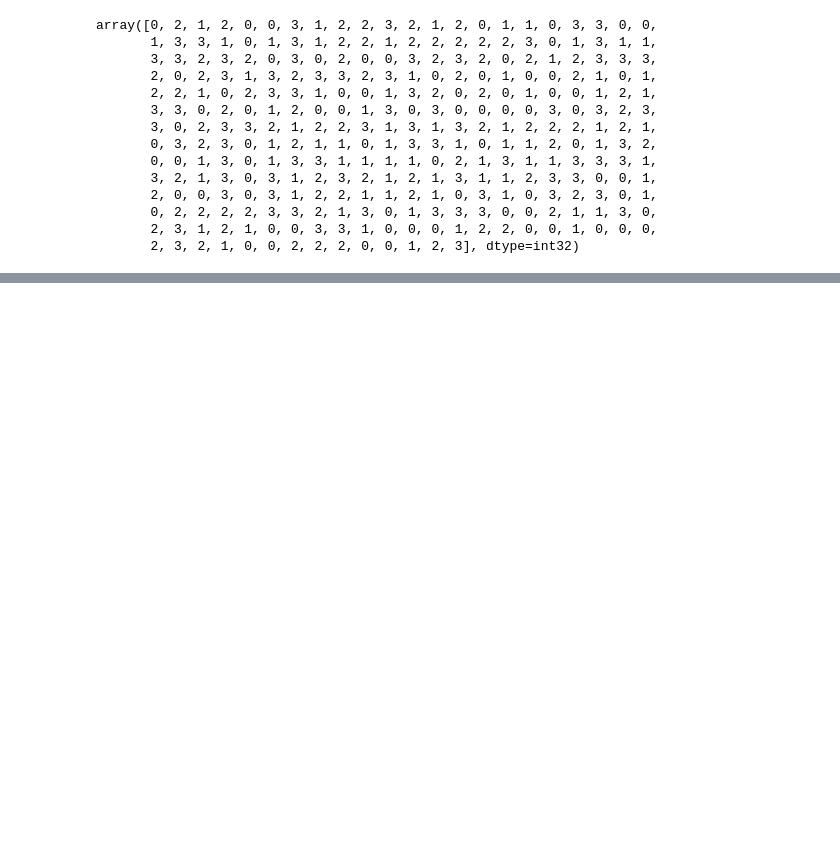
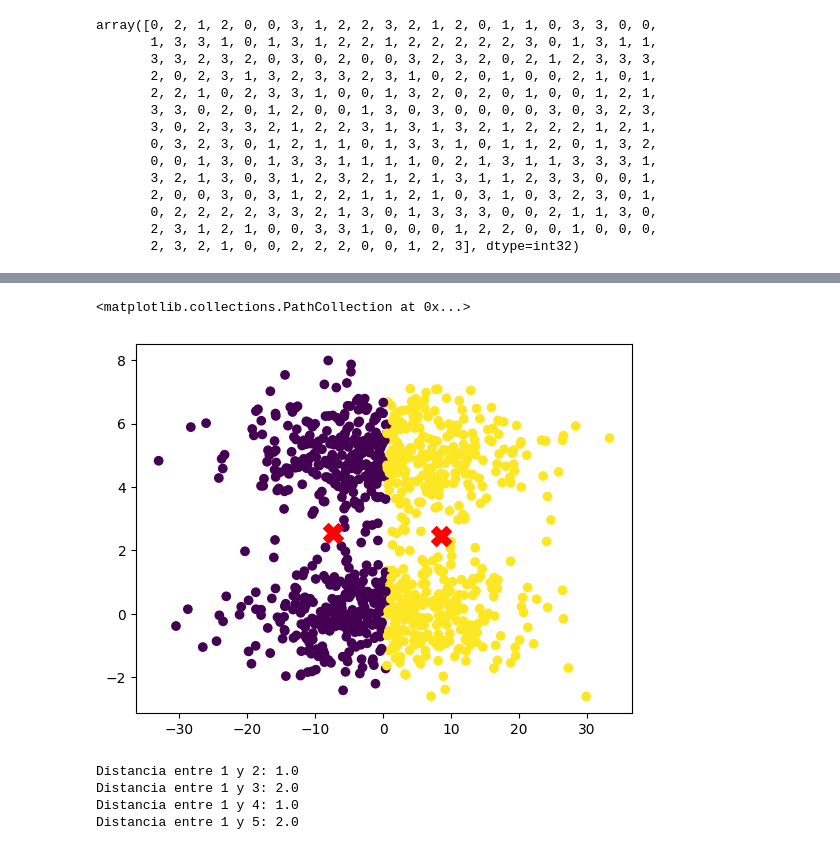
Before and after one commit to martinbedia/mineria, a Jupyter notebook: 30oct.ipynb, the cells around one changed output, grey strips where cells are left out. Saved outputs shown, nothing was run; the diff lists cells and outputs as text; code cells hidden in the pictures; blank space fills up the shorter version.

```diff
--- a/30oct.ipynb
+++ b/30oct.ipynb
@@ -211,0 +229,9 @@ array([0, 2, 1, 2, 0, 0, 3, 1, 2, 2, 3, 2, 1, 2, 0, 1, 1, 0, 3, 3, 0, 0,
+# %%
+df = pd.read_csv('clustering_ejemplo3.csv')
+x = df.to_numpy()
+# %%
+plt.scatter(x[:,0],x[:,1],c=clusters)
+plt.scatter(centros[:,0],centros[:,1],color='red',marker='X',s=200)
+# %% [output]
+<matplotlib.collections.PathCollection at 0x...>
+[figure, added]
@@ -211,0 +242,21 @@ array([0, 2, 1, 2, 0, 0, 3, 1, 2, 2, 3, 2, 1, 2, 0, 1, 1, 0, 3, 3, 0, 0,
+# %%
+punto1 = np.array([5,50])
+punto2 = np.array([6,50])
+punto3 = np.array([7,50])
+punto4 = np.array([5,51])
+punto5 = np.array([5,52])
+
+distancia_1_2 = np.linalg.norm(punto1 - punto2)    # devuelve la distancia entre dos puntos
+distancia_1_3 = np.linalg.norm(punto1 - punto3)
+distancia_1_4 = np.linalg.norm(punto1 - punto4)
+distancia_1_5 = np.linalg.norm(punto1 - punto5)
+
+print("Distancia entre 1 y 2:", distancia_1_2)
+print("Distancia entre 1 y 3:", distancia_1_3)
+print("Distancia entre 1 y 4:", distancia_1_4)
+print("Distancia entre 1 y 5:", distancia_1_5)
+# %% [output]
+Distancia entre 1 y 2: 1.0
+Distancia entre 1 y 3: 2.0
+Distancia entre 1 y 4: 1.0
+Distancia entre 1 y 5: 2.0
```
Also changed, not shown: parts of 7 cells of this notebook.
